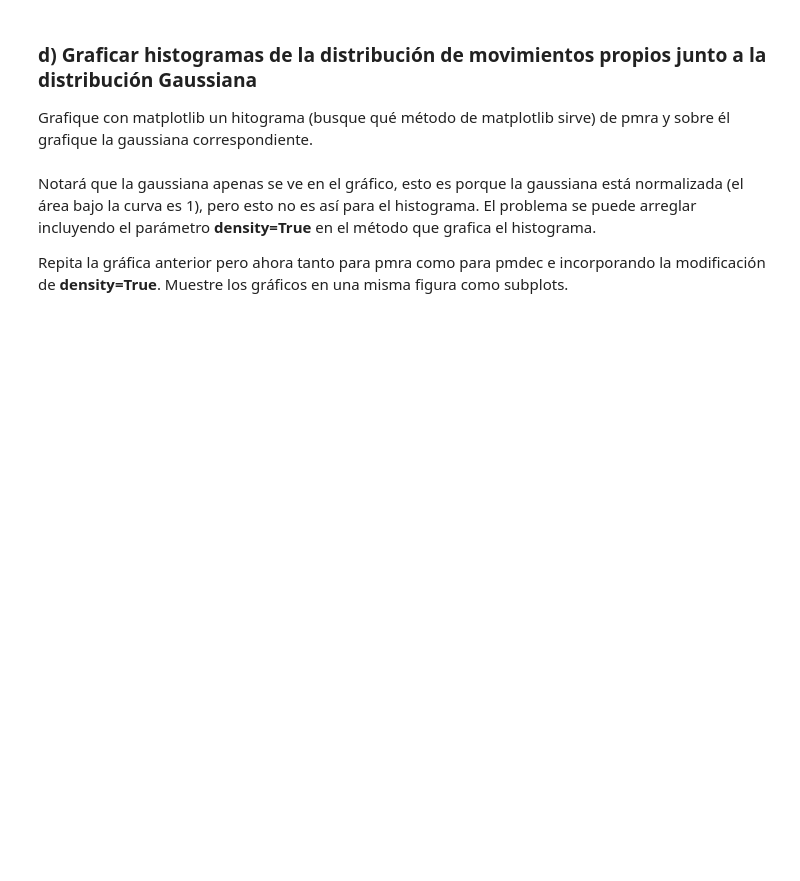
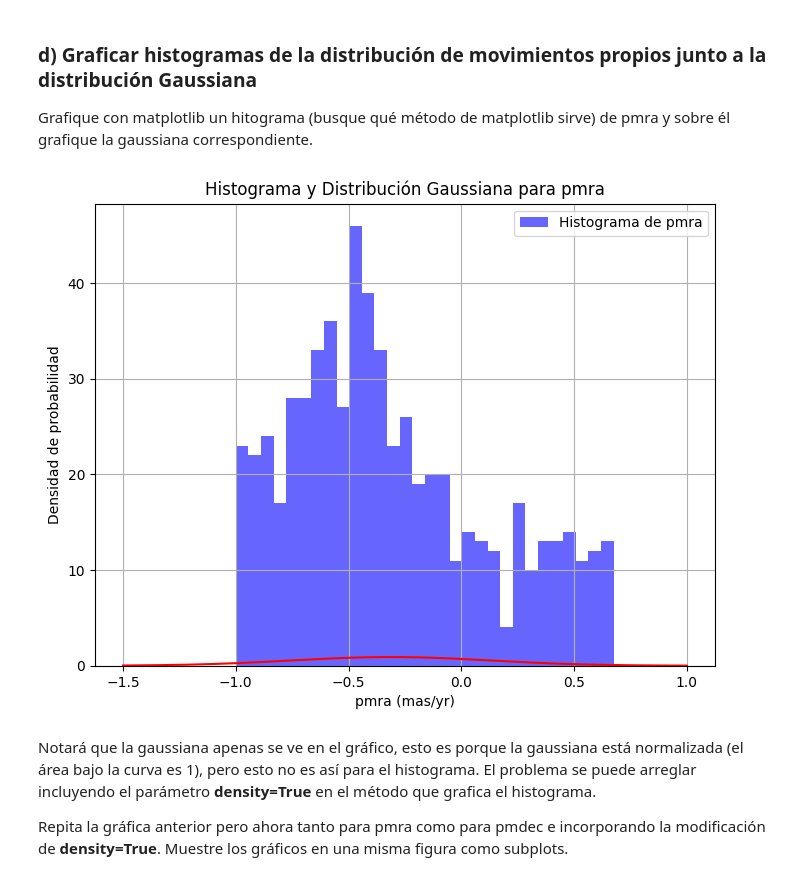
Before and after one commit to conichito/Tarea-2, a Jupyter notebook: Tarea2.ipynb, the cells around one changed output. Saved outputs shown, nothing was run; the diff lists cells and outputs as text; code cells hidden in the pictures; blank space fills up the shorter version.

```diff
--- a/Tarea2.ipynb
+++ b/Tarea2.ipynb
@@ -138,6 +197,25 @@ fx_pmdec =
 ### d) Graficar histogramas de la distribución de movimientos propios junto a la distribución Gaussiana
 
 Grafique con matplotlib un hitograma (busque qué método de matplotlib sirve) de pmra y sobre él grafique la gaussiana correspondiente.
+# %%
+# Graficar el histograma de pmra
+plt.figure(figsize=(8, 6))
+plt.hist(pmra, bins=30, alpha=0.6, color='blue', label='Histograma de pmra')
+
+# Graficar la distribución gaussiana
+plt.plot(x_pmra, f_pmra, color='red')
+
+# Configurar etiquetas y título
+plt.xlabel('pmra (mas/yr)')
+plt.ylabel('Densidad de probabilidad')
+plt.title('Histograma y Distribución Gaussiana para pmra')
+plt.legend()
+plt.grid(True)
+
+# Mostrar el gráfico
+plt.show()
+# %% [output]
+[figure, added]
 # %% [markdown]
 Notará que la gaussiana apenas se ve en el gráfico, esto es porque la gaussiana está normalizada (el área bajo la curva es 1), pero esto no es así para el histograma. El problema se puede arreglar incluyendo el parámetro **density=True** en el método que grafica el histograma.
 
```
Also changed, not shown: parts of 24 cells of this notebook.
